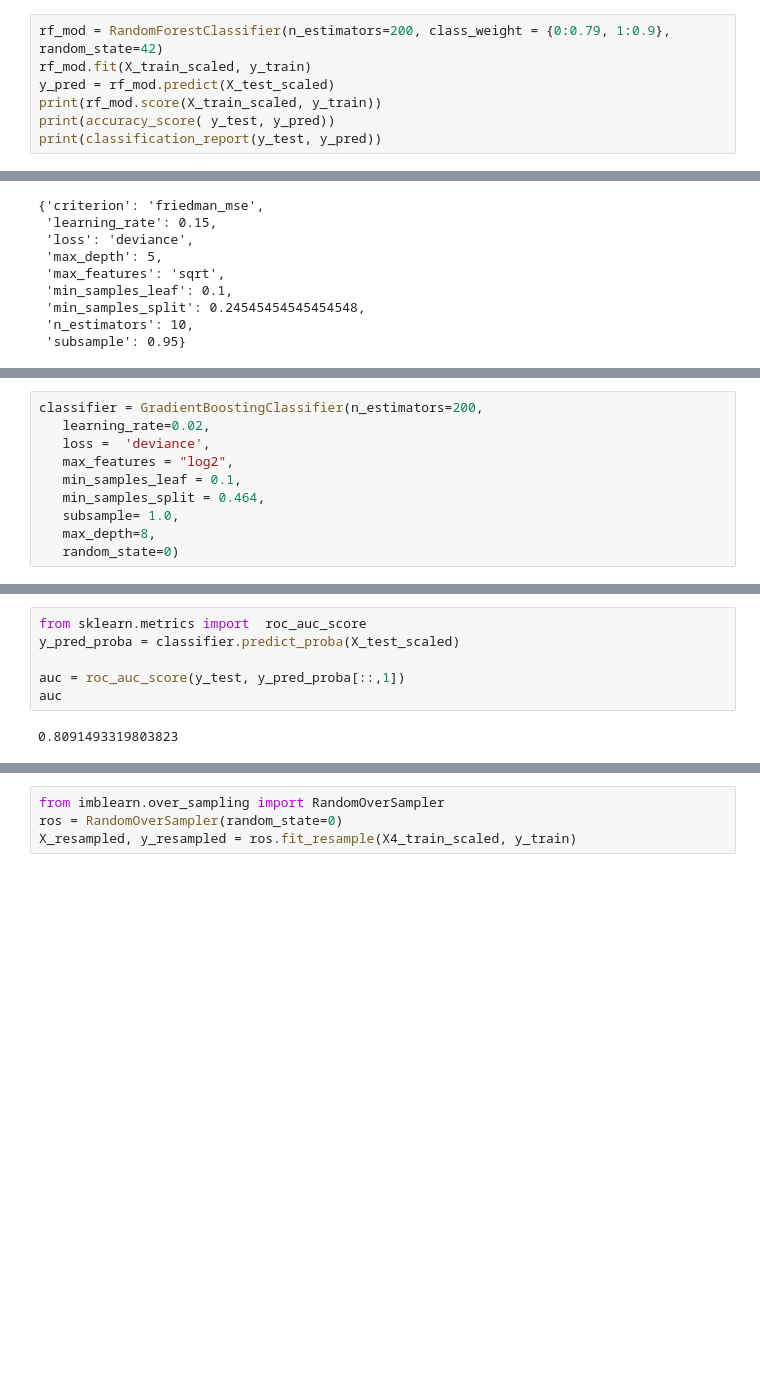
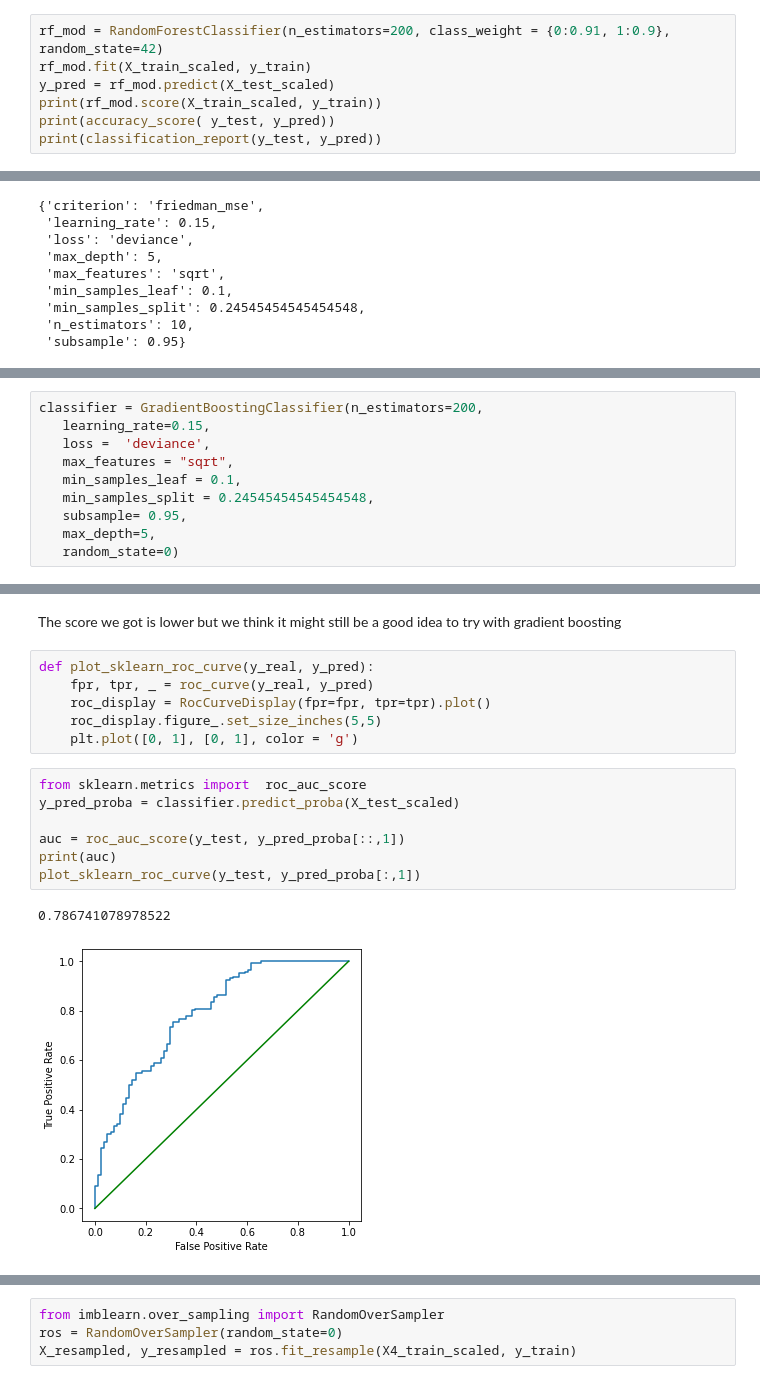
Before and after one commit to valeriajuareze/startup-analysis-project, a Jupyter notebook: Resources/Models.ipynb, the cells around one changed output, grey strips where cells are left out. Drawn from its saved outputs; the diff is of its cells as text; blank space fills up the shorter version.

```diff
--- a/Resources/Models.ipynb
+++ b/Resources/Models.ipynb
@@ -877,5 +939,5 @@ sns.lineplot(weigh_data['weight'], weigh_data['score'])
 # %%
-rf_mod = RandomForestClassifier(n_estimators=200, class_weight = {0:0.79, 1:0.9}, random_state=42)
+rf_mod = RandomForestClassifier(n_estimators=200, class_weight = {0:0.91, 1:0.9}, random_state=42)
 rf_mod.fit(X_train_scaled, y_train)
 y_pred = rf_mod.predict(X_test_scaled)
 print(rf_mod.score(X_train_scaled, y_train))
@@ -966,12 +1026,12 @@ df.loc[df['accuracy_score'].idxmax()]['params']
 # %%
 classifier = GradientBoostingClassifier(n_estimators=200,
-   learning_rate=0.02,
+   learning_rate=0.15,
    loss =  'deviance',
-   max_features = "log2",
+   max_features = "sqrt",
    min_samples_leaf = 0.1,
-   min_samples_split = 0.464,
-   subsample= 1.0,
-   max_depth=8,
+   min_samples_split = 0.24545454545454548,
+   subsample= 0.95,
+   max_depth=5,
    random_state=0)
 # %%
 classifier.fit(X_train_scaled, y_train)
@@ -989,8 +1049,18 @@ weighted avg       0.79      0.79      0.78       227
+# %% [markdown]
+The score we got is lower but we think it might still be a good idea to try with gradient boosting
+# %%
+def plot_sklearn_roc_curve(y_real, y_pred):
+    fpr, tpr, _ = roc_curve(y_real, y_pred)
+    roc_display = RocCurveDisplay(fpr=fpr, tpr=tpr).plot()
+    roc_display.figure_.set_size_inches(5,5)
+    plt.plot([0, 1], [0, 1], color = 'g')
 # %%
 from sklearn.metrics import  roc_auc_score
 y_pred_proba = classifier.predict_proba(X_test_scaled)
 
 auc = roc_auc_score(y_test, y_pred_proba[::,1])
-auc
+print(auc)
+plot_sklearn_roc_curve(y_test, y_pred_proba[:,1])
 # %% [output]
-0.8091493319803823
+0.786741078978522
+[figure, added]
```
Also changed, not shown: parts of 101 cells of this notebook.
